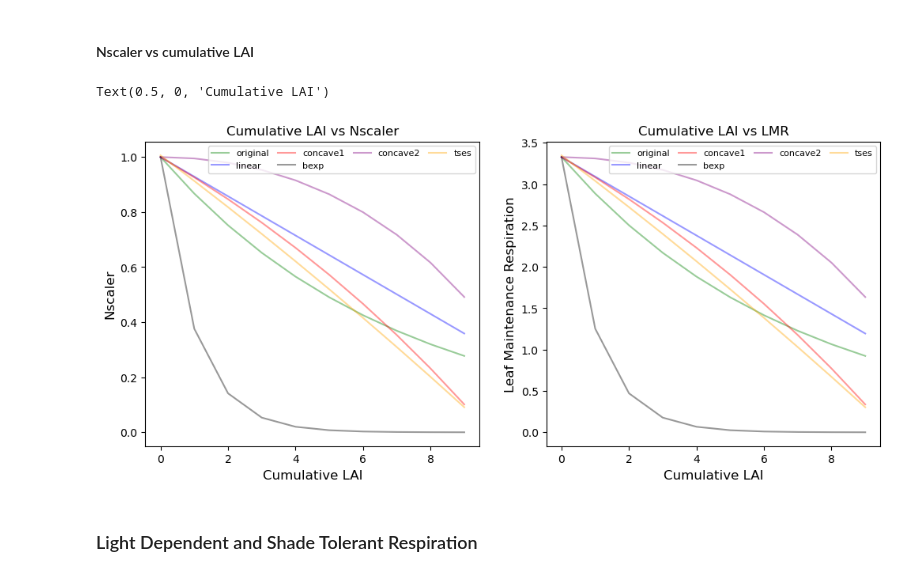
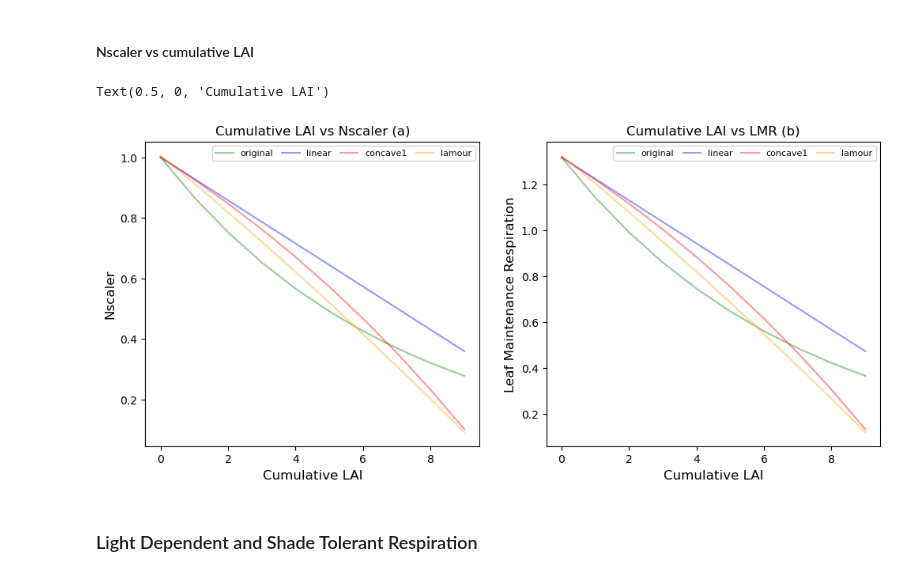
Before and after one commit to dey3434/suli_internship, a Jupyter notebook: SULI Project - Developing Respiration Schemes.ipynb, the cells around one changed output. Drawn from its saved outputs; the diff is of its cells as text; code cells hidden in the pictures.

```diff
--- a/SULI Project - Developing Respiration Schemes.ipynb
+++ b/SULI Project - Developing Respiration Schemes.ipynb
@@ -67,15 +67,22 @@ print(tses.head)
 # %% [markdown]
 #### Nscaler vs cumulative LAI
 # %%
-#Original LAI vs Nscaler
+#code is from FatesPlantRespPhotosynthMod.F90 and FatesAllometryMod.F90
+
+#Original LAI vs Nscaler (Lloyd)
+#exp calculated with decay_coeff_kn in FatesAllometryMod.F90 using vcmax25top = 50
 exp0 = (0.00963 * 50 - 2.43)
 kn0 = pow(math.e, exp0)
+#cumulative lai is a string of numbers from 1 to 10
 cumulative_lai0 = np.array(range(0,10))
+#nscaler calculated from FatesPlantRespPhotosynthMod.F90
 nscaler0 = math.e ** (-kn0 * cumulative_lai0)
 
+#lnc_top from FatesPlantRespPhotosynthMod.F90 - using a constant for everything
 lnc_top0  = 0.033/0.012
 
-r_t_ref0 = nscaler0 * (1.7560 + 0.2061 * lnc_top0 + 0.0402 * max(0.0, (298.15 - 273.15)))
+#from FatesPlantRespPhotosynthMod.F90 (tgrowth = 289.15, veg_tempk = 298.15)
+r_t_ref0 = nscaler0 * (1.7560 + 0.2061 * lnc_top0 - 0.0402 * max(0.0, (298.15 - 273.15)))
 lmr0 = r_t_ref0 * (math.e**(0.1012 * (298.15 - 273.15 - 25.0) + -0.0005 * ((298.15-273.15)**2 - 25.0**2)))
 
 #---------------------
@@ -83,27 +90,29 @@ lmr0 = r_t_ref0 * (math.e**(0.1012 * (298.15 - 273.15 - 25.0) + -0.0005 * ((298.
 exp1 = (0.00963 * 50 - 2.43)
 kn1 = pow(math.e, exp1)
 cumulative_lai1 = np.array(range(0,10))
+#nscaler made to be linear
 nscaler1 = (-kn1 * cumulative_lai1)/2 + 1
 
 lnc_top1  = 0.033/0.012
 
-r_t_ref1 = nscaler1 * (1.7560 + 0.2061 * lnc_top1 + 0.0402 * max(0.0, (298.15 - 273.15)))
+r_t_ref1 = nscaler1 * (1.7560 + 0.2061 * lnc_top1 - 0.0402 * max(0.0, (298.15 - 273.15)))
 lmr1 = r_t_ref1 * math.e**(0.1012 * (298.15 - 273.15 - 25.0) + -0.0005 * ((298.15-273.15)**2 - 25.0**2))
 
 #---------------------
-#LAI vs Nscaler concave1
+#LAI vs Nscaler concave down narrow
 exp2 = (0.00963 * 50 - 2.43)
 kn2 = pow(math.e, exp2)
 cumulative_lai2 = np.array(range(0,10))
+#exponent changed to look concave down
 nscaler2 = -math.e ** (.5*kn2 * cumulative_lai2)+2
 
 lnc_top2  = 0.033/0.012
 
-r_t_ref2 = nscaler2 * (1.7560 + 0.2061 * lnc_top2 + 0.0402 * max(0.0, (298.15 - 273.15)))
+r_t_ref2 = nscaler2 * (1.7560 + 0.2061 * lnc_top2 - 0.0402 * max(0.0, (298.15 - 273.15)))
 lmr2 = r_t_ref2 * math.e**(0.1012 * (298.15 - 273.15 - 25.0) + -0.0005 * ((298.15-273.15)**2 - 25.0**2))
 
 #---------------------
-#LAI vs Nscaler bigger exponent
+'''#LAI vs Nscaler bigger exponent
 exp3 = (0.00963 * 250 - 2.43)
 kn3 = pow(math.e, exp3)
 cumulative_lai3 = np.array(range(0,10))
@@ -111,11 +120,11 @@ nscaler3 = math.e ** (-kn3 * cumulative_lai3)
 
 lnc_top3  = 0.033/0.012
 
-r_t_ref3 = nscaler3 * (1.7560 + 0.2061 * lnc_top3 + 0.0402 * max(0.0, (298.15 - 273.15)))
-lmr3 = r_t_ref3 * math.e**(0.1012 * (298.15 - 273.15 - 25.0) + -0.0005 * ((298.15-273.15)**2 - 25.0**2))
+r_t_ref3 = nscaler3 * (1.7560 + 0.2061 * lnc_top3 - 0.0402 * max(0.0, (298.15 - 273.15)))
+lmr3 = r_t_ref3 * math.e**(0.1012 * (298.15 - 273.15 - 25.0) + -0.0005 * ((298.15-273.15)**2 - 25.0**2))'''
 
 #---------------------
-#LAI vs Nscaler concave2
+'''#LAI vs Nscaler concave down wide
 exp4 = (0.00963 * 50 - 2.43)
 kn4 = pow(math.e, exp4)
 cumulative_lai4 = np.array(range(0,10))
@@ -123,47 +132,61 @@ nscaler4 = -math.e ** pow(0.5*kn4 * cumulative_lai4, 2)+2
 
 lnc_top4  = 0.033/0.012
 
-r_t_ref4 = nscaler4 * (1.7560 + 0.2061 * lnc_top4 + 0.0402 * max(0.0, (298.15 - 273.15)))
+r_t_ref4 = nscaler4 * (1.7560 + 0.2061 * lnc_top4 - 0.0402 * max(0.0, (298.15 - 273.15)))
 lmr4 = r_t_ref4 * math.e**(0.1012 * (298.15 - 273.15 - 25.0) + -0.0005 * ((298.15-273.15)**2 - 25.0**2))
 
-#ngtpa_eq = -0.1541*x^2 + 0.03091*x + 2.572
+#ngtpa_eq = -0.1541*x^2 + 0.03091*x + 2.572'''
 
 #---------------------
-#TSES
+#Lamour
 cumulative_lai5 = np.array(range(0,10))
-nscaler5 = -0.00109* (cumulative_lai5**2) - 0.09185*cumulative_lai5 + 1.006
+nscaler5 = -0.00109 * (cumulative_lai5**2) - 0.09185*cumulative_lai5 + 1.006
 
 lnc_top5  = 0.033/0.012
 
-r_t_ref5 = nscaler5 * (1.7560 + 0.2061 * lnc_top5 + 0.0402 * max(0.0, (298.15 - 273.15)))
+r_t_ref5 = nscaler5 * (1.7560 + 0.2061 * lnc_top5 - 0.0402 * max(0.0, (298.15 - 273.15)))
 lmr5 = r_t_ref5 * math.e**(0.1012 * (298.15 - 273.15 - 25.0) + -0.0005 * ((298.15-273.15)**2 - 25.0**2))
+
+#---------------------
+'''#TSES
+cumulative_lai6 = np.array(range(0,10))
+#nscaler6 = 1.07 * math.e**(-1.08 * cumulative_lai6)
+nscaler6 = 1.01 + -0.54 * cumulative_lai6 - 0.27 * cumulative_lai6**2
+
+print(cumulative_lai6)
+lnc_top6  = 0.033/0.012
+
+r_t_ref6 = nscaler6 * (1.7560 + 0.2061 * lnc_top6 - 0.0402 * max(0.0, (298.15 - 273.15)))
+lmr6 = r_t_ref6 * math.e**(0.1012 * (298.15 - 273.15 - 25.0) + -0.0005 * ((298.15-273.15)**2 - 25.0**2))'''
 
 fig1, (f1ax0, f1ax1) = plt.subplots(nrows=1, ncols=2, figsize=(12, 5))
 
 f1ax0.plot(cumulative_lai0, nscaler0, color='green', label='original', alpha=0.4)
 f1ax0.plot(cumulative_lai1, nscaler1, color='blue', label='linear', alpha=0.4)
 f1ax0.plot(cumulative_lai2, nscaler2, color='red', label='concave1', alpha=0.4)
-f1ax0.plot(cumulative_lai3, nscaler3, color='black', label='bexp', alpha=0.4)
-f1ax0.plot(cumulative_lai4, nscaler4, color='purple', label='concave2', alpha=0.4)
-f1ax0.plot(cumulative_lai5, nscaler5, color='orange', label='tses', alpha=0.4)
+#f1ax0.plot(cumulative_lai3, nscaler3, color='black', label='bexp', alpha=0.4)
+#f1ax0.plot(cumulative_lai4, nscaler4, color='purple', label='concave2', alpha=0.4)
+f1ax0.plot(cumulative_lai5, nscaler5, color='orange', label='lamour', alpha=0.4)
+#f1ax0.plot(cumulative_lai6, nscaler6, color='red', label='tses2', alpha=0.4)
 f1ax0.legend(loc='upper right', ncols=4, fontsize = 8, columnspacing = 1, alignment='right')
-f1ax0.set_title(r'Cumulative LAI vs Nscaler', fontsize=12)
+f1ax0.set_title(r'Cumulative LAI vs Nscaler (a)', fontsize=12)
 f1ax0.set_ylabel(r'Nscaler', fontsize=12)
 f1ax0.set_xlabel(r'Cumulative LAI', fontsize=12)
 
 f1ax1.plot(cumulative_lai0, lmr0, color='green', label='original', alpha=0.4)
 f1ax1.plot(cumulative_lai1, lmr1, color='blue', label='linear', alpha=0.4)
 f1ax1.plot(cumulative_lai2, lmr2, color='red', label='concave1', alpha=0.4)
-f1ax1.plot(cumulative_lai3, lmr3, color='black', label='bexp', alpha=0.4)
-f1ax1.plot(cumulative_lai4, lmr4, color='purple', label='concave2', alpha=0.4)
-f1ax1.plot(cumulative_lai5, lmr5, color='orange', label='tses', alpha=0.4)
+#f1ax1.plot(cumulative_lai3, lmr3, color='black', label='bexp', alpha=0.4)
+#f1ax1.plot(cumulative_lai4, lmr4, color='purple', label='concave2', alpha=0.4)
+f1ax1.plot(cumulative_lai5, lmr5, color='orange', label='lamour', alpha=0.4)
+#f1ax1.plot(cumulative_lai6, lmr6, color='red', label='tses2', alpha=0.4)
 f1ax1.legend(loc='upper right', ncols=4, fontsize=8, columnspacing=1, alignment='right')
-f1ax1.set_title(r'Cumulative LAI vs LMR', fontsize=12)
+f1ax1.set_title(r'Cumulative LAI vs LMR (b)', fontsize=12)
 f1ax1.set_ylabel(r'Leaf Maintenance Respiration', fontsize=12)
 f1ax1.set_xlabel(r'Cumulative LAI', fontsize=12)
 # %% [output]
 Text(0.5, 0, 'Cumulative LAI')
-[figure, old version]
+[figure, new version]
 # %% [markdown]
 ### Light Dependent and Shade Tolerant Respiration
 # %%
```
Also changed, not shown: parts of 3 cells of this notebook.
